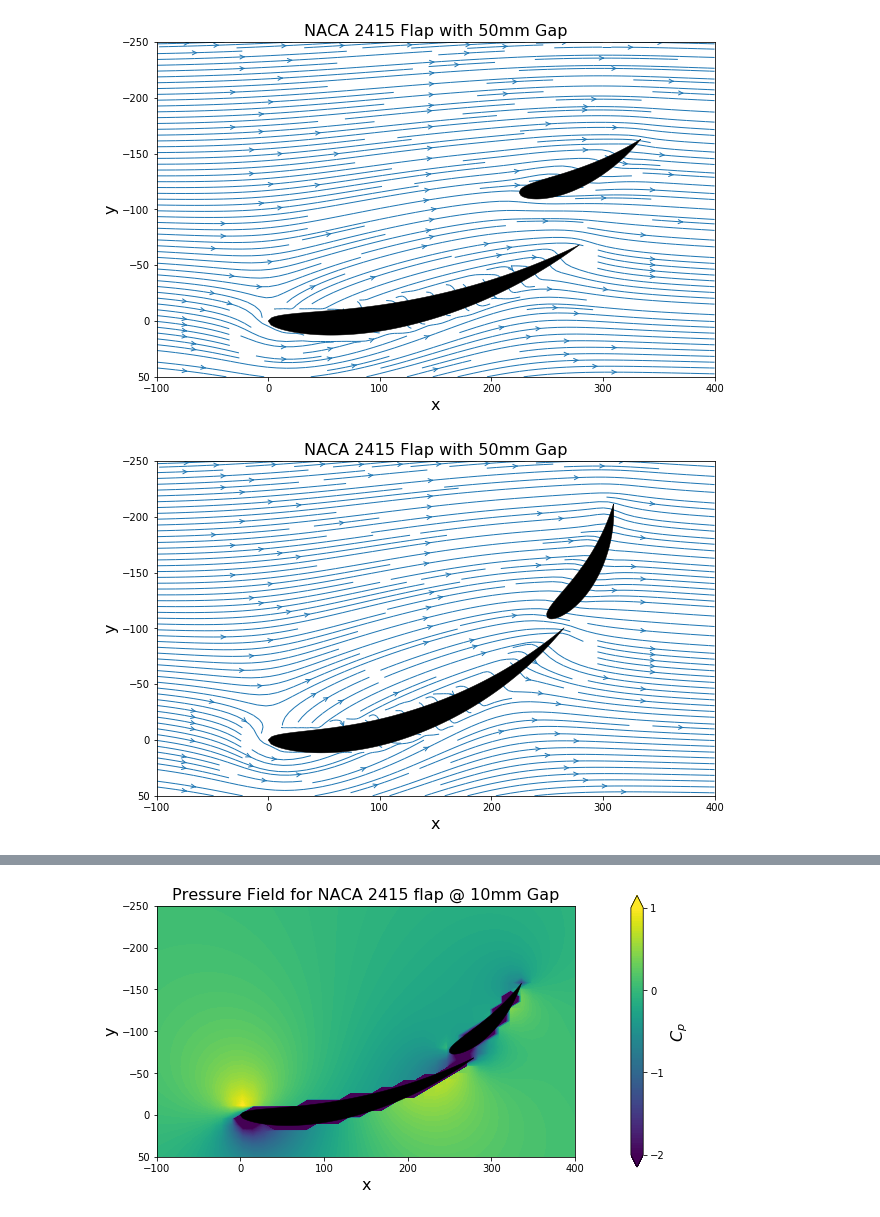
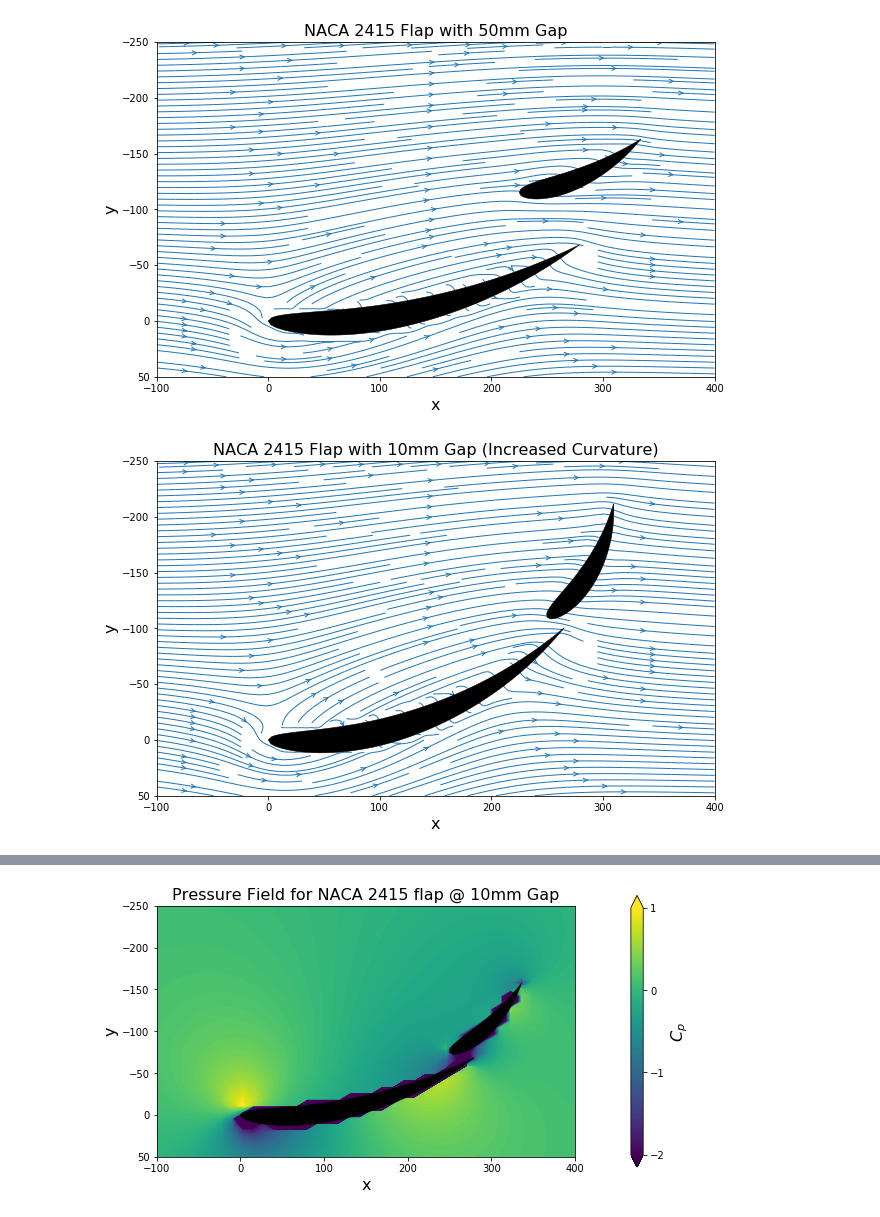
Before and after one commit to barbagroup/AeroPython-studentprojects2018, a Jupyter notebook: asabbagha/Project.ipynb, the cells around one changed output, grey strips where cells are left out. Cells and saved outputs as stored; diff of their text form; code cells hidden in the pictures.

```diff
--- a/asabbagha/Project.ipynb
+++ b/asabbagha/Project.ipynb
@@ -408,8 +411,8 @@ plotstreamlines(X, Y, u_241550mm, v_241550mm, x_main1,
 [figure]
 # %%
 plotstreamlines(X, Y, u_10mm, v_10mm, x_main2,
-    y_main2, x_new3, y_new3, 'NACA 2415 Flap with 50mm Gap')
+    y_main2, x_new3, y_new3, 'NACA 2415 Flap with 10mm Gap (Increased Curvature)')
 # %% [output]
-[figure, old version]
+[figure, new version]
 # %%
 plotstreamlines(X, Y, u_50mm, v_50mm, x_main2,
```
Also changed, not shown: parts of 19 cells of this notebook.
